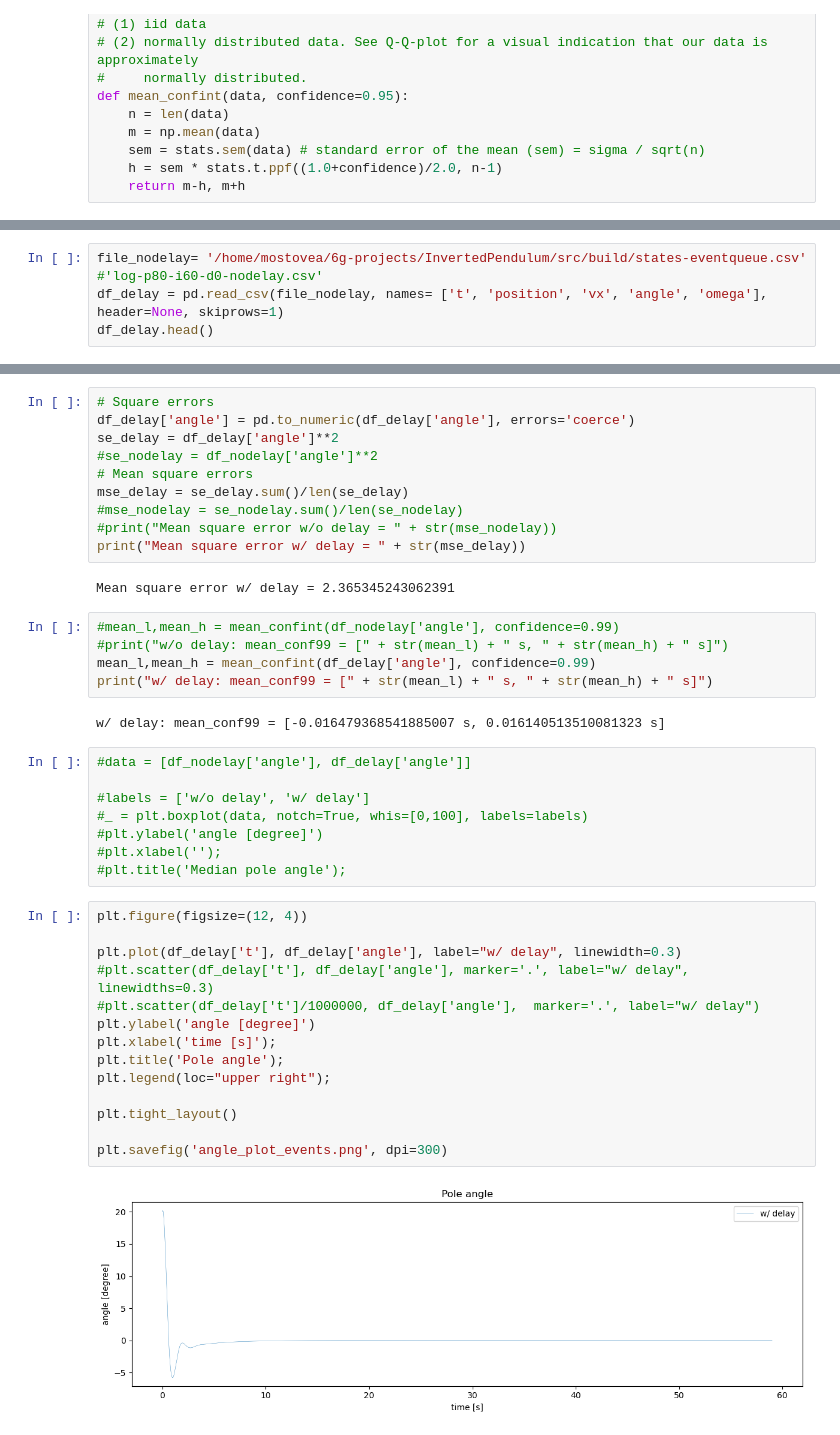
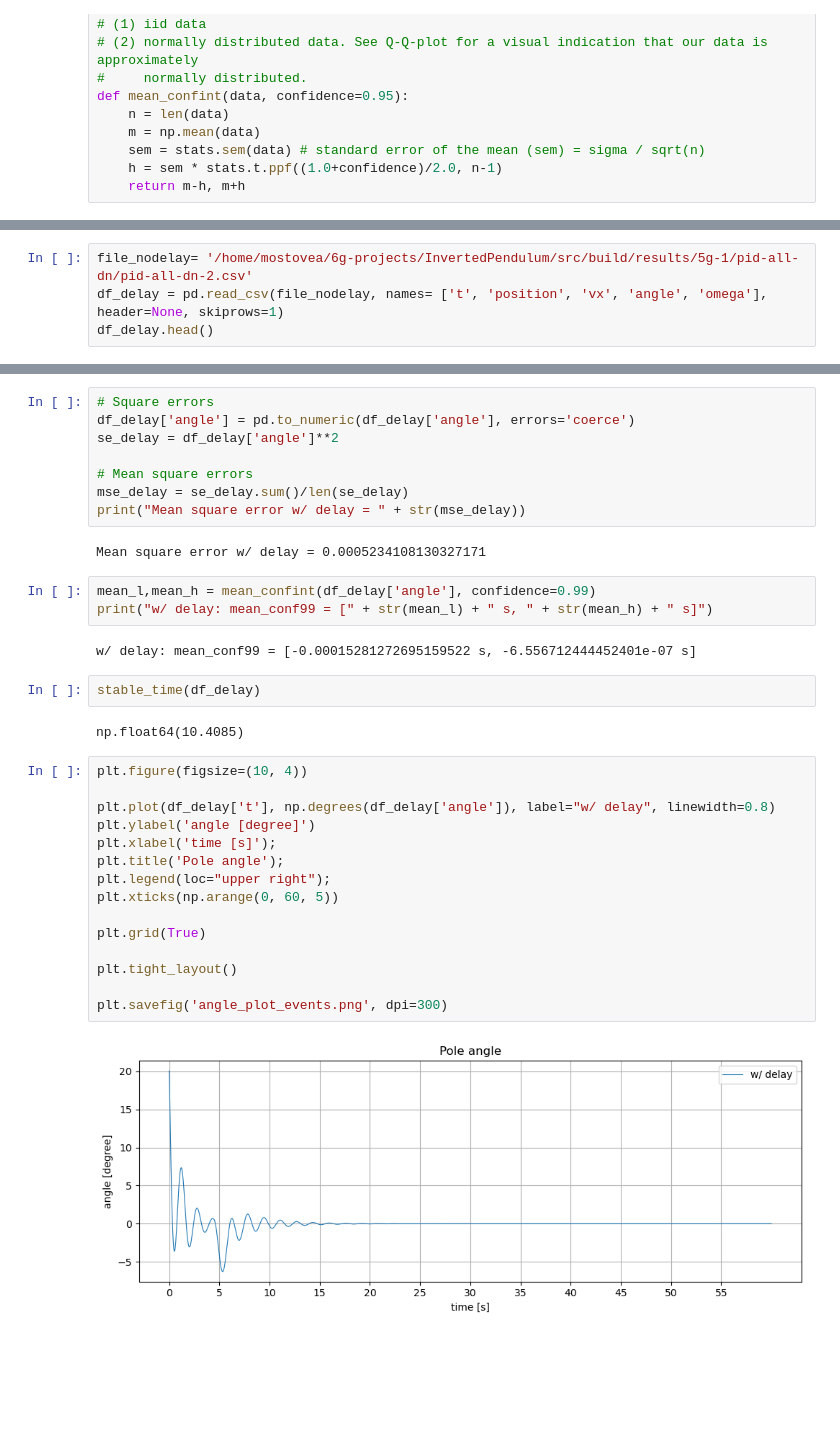
Before and after one commit to DETERMINISTIC6G/InvertedPendulumSimulator, a Jupyter notebook: src/apps/jupyter/Quality of Control.ipynb, the cells around one changed output, grey strips where cells are left out. Drawn from its saved outputs; the diff is of its cells as text; blank space fills up the shorter version.

```diff
--- a/src/apps/jupyter/Quality of Control.ipynb
+++ b/src/apps/jupyter/Quality of Control.ipynb
@@ -35,5 +57,5 @@ def mean_confint(data, confidence=0.95):
 # %%
-file_nodelay= '/home/mostovea/6g-projects/InvertedPendulum/src/build/states-eventqueue.csv'   #'log-p80-i60-d0-nodelay.csv'
+file_nodelay= '/home/mostovea/6g-projects/InvertedPendulum/src/build/results/5g-1/pid-all-dn/pid-all-dn-2.csv'
 df_delay = pd.read_csv(file_nodelay, names= ['t', 'position', 'vx', 'angle', 'omega'], header=None, skiprows=1)
 df_delay.head()
 # %% [output]
@@ -56,43 +69,36 @@ df_delay.head()
 # Square errors
 df_delay['angle'] = pd.to_numeric(df_delay['angle'], errors='coerce')
 se_delay = df_delay['angle']**2
-#se_nodelay = df_nodelay['angle']**2
+
 # Mean square errors
 mse_delay = se_delay.sum()/len(se_delay)
-#mse_nodelay = se_nodelay.sum()/len(se_nodelay)
-#print("Mean square error w/o delay = " + str(mse_nodelay))
 print("Mean square error w/ delay = " + str(mse_delay))
 # %% [output]
-Mean square error w/ delay = 2.365345243062391
+Mean square error w/ delay = 0.0005234108130327171
 # %%
-#mean_l,mean_h = mean_confint(df_nodelay['angle'], confidence=0.99)
-#print("w/o delay: mean_conf99 = [" + str(mean_l) + " s, " + str(mean_h) + " s]")
 mean_l,mean_h = mean_confint(df_delay['angle'], confidence=0.99)
 print("w/ delay: mean_conf99 = [" + str(mean_l) + " s, " + str(mean_h) + " s]")
 # %% [output]
-w/ delay: mean_conf99 = [-0.016479368541885007 s, 0.016140513510081323 s]
+w/ delay: mean_conf99 = [-0.00015281272695159522 s, -6.556712444452401e-07 s]
-# %%
-#data = [df_nodelay['angle'], df_delay['angle']]
-
-#labels = ['w/o delay', 'w/ delay']
-#_ = plt.boxplot(data, notch=True, whis=[0,100], labels=labels)
-#plt.ylabel('angle [degree]')
-#plt.xlabel('');
-#plt.title('Median pole angle');
+# %%
+stable_time(df_delay)
+# %% [output]
+np.float64(10.4085)
 # %%
-plt.figure(figsize=(12, 4))
+plt.figure(figsize=(10, 4))
 
-plt.plot(df_delay['t'], df_delay['angle'], label="w/ delay", linewidth=0.3)
-#plt.scatter(df_delay['t'], df_delay['angle'], marker='.', label="w/ delay", linewidths=0.3)
-#plt.scatter(df_delay['t']/1000000, df_delay['angle'],  marker='.', label="w/ delay")
+plt.plot(df_delay['t'], np.degrees(df_delay['angle']), label="w/ delay", linewidth=0.8)
 plt.ylabel('angle [degree]')
 plt.xlabel('time [s]');
 plt.title('Pole angle');
 plt.legend(loc="upper right");
+plt.xticks(np.arange(0, 60, 5))
+
+plt.grid(True)
 
 plt.tight_layout()
 
 plt.savefig('angle_plot_events.png', dpi=300)
 # %% [output]
-[figure, old version]
+[figure, new version]
 # %%
```
Also changed, not shown: parts of 6 cells of this notebook, 2 other files.
